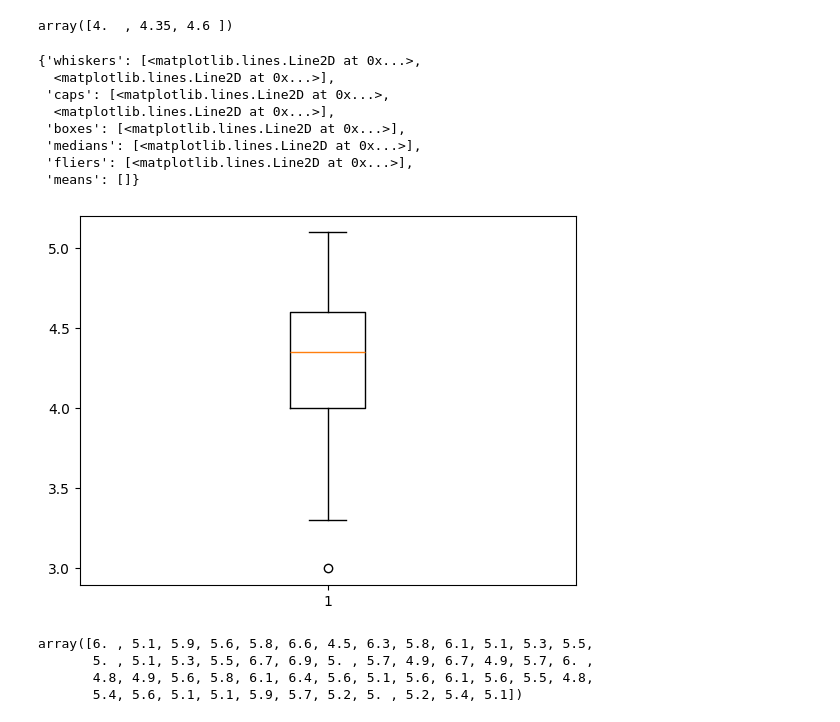
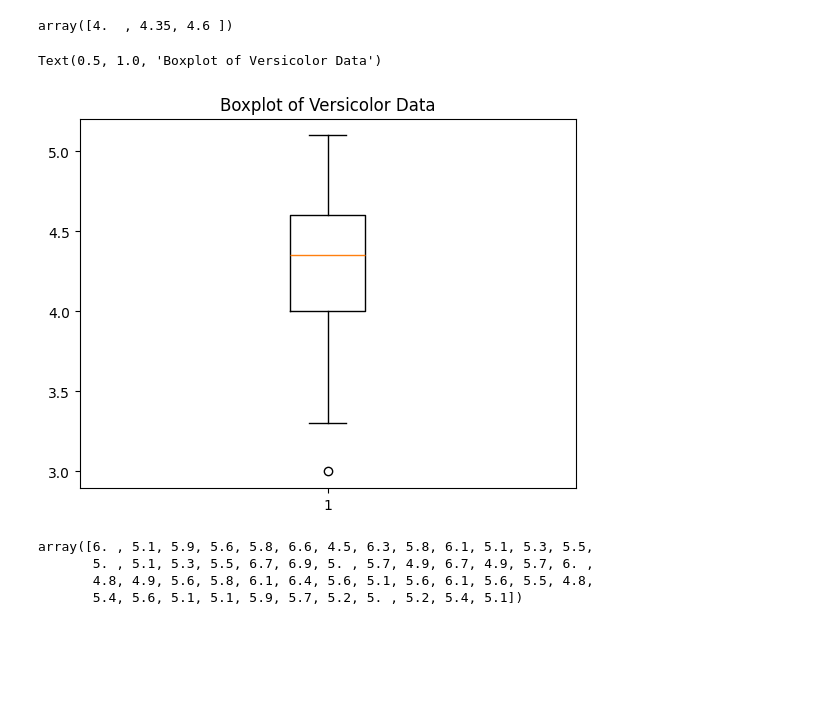
Before and after one commit to justia-pi/principles_of_DA, a Jupyter notebook: tasks.ipynb, the cells around one changed output. Cells and saved outputs as stored; diff of their text form; code cells hidden in the pictures; blank space fills up the shorter version.

```diff
--- a/tasks.ipynb
+++ b/tasks.ipynb
@@ -278,19 +280,15 @@ array([4.  , 4.35, 4.6 ])
 # %%
 # Create figure, axis.
 fig, ax = plt.subplots()
 
 # Create boxplot.
 ax.boxplot(versicolor_de)
+
+# Add title.
+ax.set_title("Boxplot of Versicolor Data")
 # %% [output]
-{'whiskers': [<matplotlib.lines.Line2D at 0x...>,
-  <matplotlib.lines.Line2D at 0x...>],
- 'caps': [<matplotlib.lines.Line2D at 0x...>,
-  <matplotlib.lines.Line2D at 0x...>],
- 'boxes': [<matplotlib.lines.Line2D at 0x...>],
- 'medians': [<matplotlib.lines.Line2D at 0x...>],
- 'fliers': [<matplotlib.lines.Line2D at 0x...>],
- 'means': []}
+Text(0.5, 1.0, 'Boxplot of Versicolor Data')
-[figure, old version]
+[figure, new version]
 # %%
 # Virginica.
 
```
Also changed, not shown: parts of 54 cells of this notebook, 1 other file.
